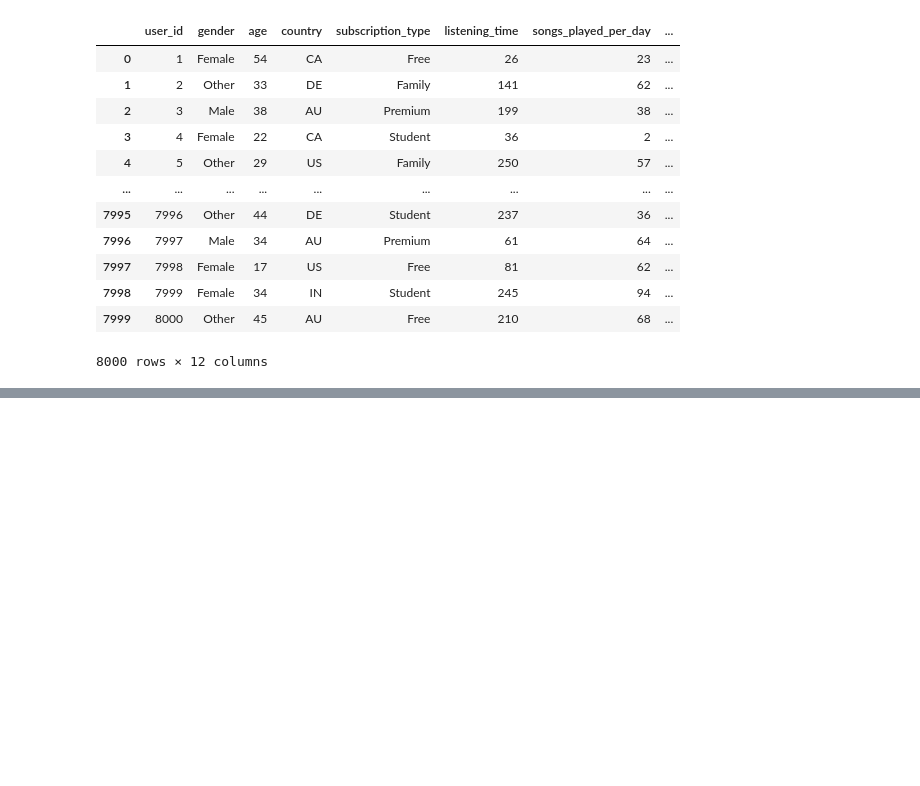
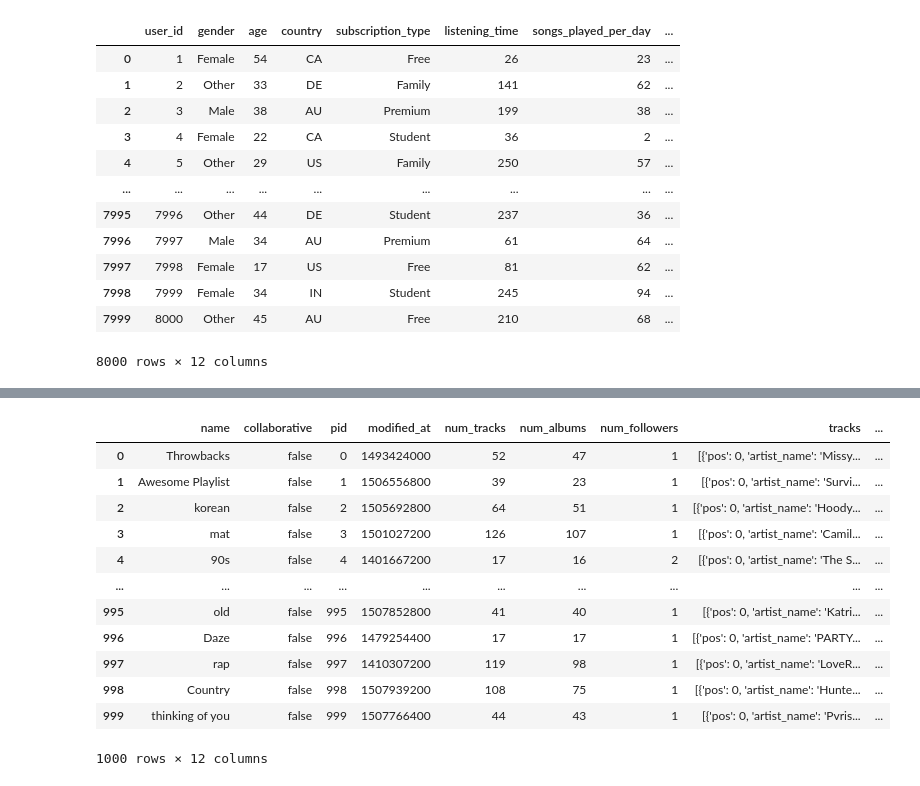
Before and after one commit to AidanK88/code_2600, a Jupyter notebook: spotify.ipynb, the cells around one changed output, grey strips where cells are left out. Cells and saved outputs as stored; diff of their text form; code cells hidden in the pictures; blank space fills up the shorter version.

```diff
--- a/spotify.ipynb
+++ b/spotify.ipynb
@@ -113,0 +140,25 @@ spotify
+# %%
+import json
+
+# Assuming 'data.json' contains the problematic data
+mpd_slice = 'C:/Users/aidik/Downloads/spotify/data/mpd.slice.0-999.json'
+
+with open(mpd_slice) as f:
+    data = json.load(f)
+
+df = pd.json_normalize(data['playlists'])
+df
+# %% [output]
+|  | name | collaborative | pid | modified_at | num_tracks | num_albums | num_followers | tracks | ... |
+| 0 | Throwbacks | false | 0 | 1493424000 | 52 | 47 | 1 | [{'pos': 0, 'artist_name': 'Missy... | ... |
+| 1 | Awesome Playlist | false | 1 | 1506556800 | 39 | 23 | 1 | [{'pos': 0, 'artist_name': 'Survi... | ... |
+| 2 | korean | false | 2 | 1505692800 | 64 | 51 | 1 | [{'pos': 0, 'artist_name': 'Hoody... | ... |
+| 3 | mat | false | 3 | 1501027200 | 126 | 107 | 1 | [{'pos': 0, 'artist_name': 'Camil... | ... |
+| 4 | 90s | false | 4 | 1401667200 | 17 | 16 | 2 | [{'pos': 0, 'artist_name': 'The S... | ... |
+| ... | ... | ... | ... | ... | ... | ... | ... | ... | ... |
+| 995 | old | false | 995 | 1507852800 | 41 | 40 | 1 | [{'pos': 0, 'artist_name': 'Katri... | ... |
+| 996 | Daze | false | 996 | 1479254400 | 17 | 17 | 1 | [{'pos': 0, 'artist_name': 'PARTY... | ... |
+| 997 | rap | false | 997 | 1410307200 | 119 | 98 | 1 | [{'pos': 0, 'artist_name': 'LoveR... | ... |
+| 998 | Country | false | 998 | 1507939200 | 108 | 75 | 1 | [{'pos': 0, 'artist_name': 'Hunte... | ... |
+| 999 | thinking of you | false | 999 | 1507766400 | 44 | 43 | 1 | [{'pos': 0, 'artist_name': 'Pvris... | ... |
+1000 rows × 12 columns
```
Also changed, not shown: parts of 2 cells of this notebook, 2 other files.
